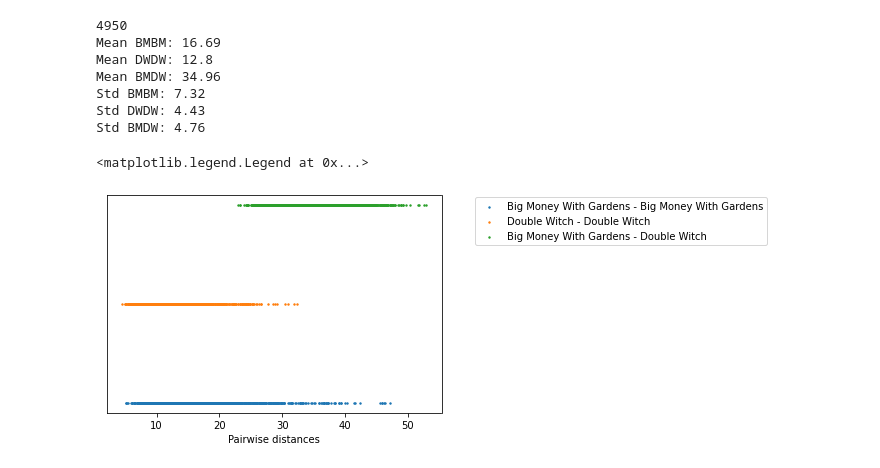
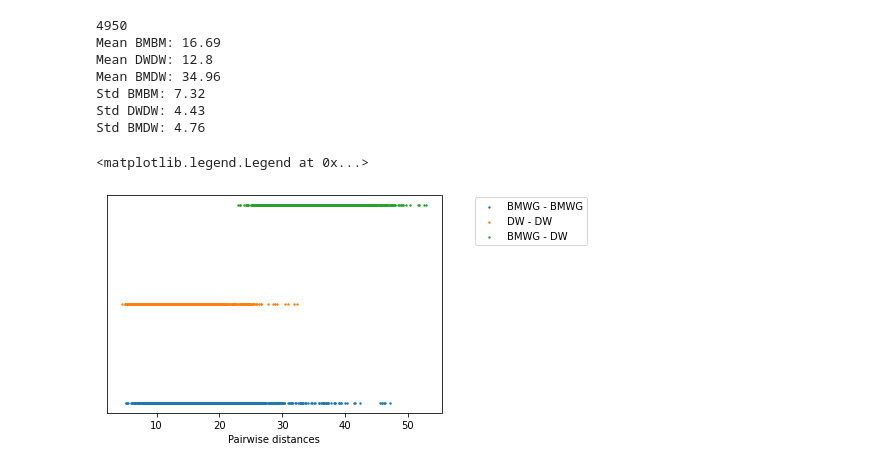
Before and after one commit to owenant/DominionPlayTraceClustering, a Jupyter notebook: PlayTraceAnalysisFromTAG.ipynb, the cells around one changed output. Saved outputs shown, nothing was run; the diff lists cells and outputs as text; code cells hidden in the pictures.

```diff
--- a/PlayTraceAnalysisFromTAG.ipynb
+++ b/PlayTraceAnalysisFromTAG.ipynb
@@ -343,15 +343,15 @@ Std DWDW: 4.43
 Std BMDW: 4.76
 # %%
 #plot distances along the real line and colour coded
-plt.scatter(BMBM, [0] * BMBM.shape[0], s = 2, label = 'Big Money With Gardens - Big Money With Gardens')
-plt.scatter(DWDW, [0.01] * DWDW.shape[0], s = 2, label = 'Double Witch - Double Witch')
-plt.scatter(BMDW, [0.02] * BMDW.shape[0], s = 2, label = 'Big Money With Gardens - Double Witch')
+plt.scatter(BMBM, [0] * BMBM.shape[0], s = 2, label = 'BMWG - BMWG')
+plt.scatter(DWDW, [0.01] * DWDW.shape[0], s = 2, label = 'DW - DW')
+plt.scatter(BMDW, [0.02] * BMDW.shape[0], s = 2, label = 'BMWG - DW')
 plt.yticks([])
 plt.xlabel('Pairwise distances')
 plt.legend(loc = (1.1,0.77))
 # %% [output]
 <matplotlib.legend.Legend at 0x...>
-[figure, old version]
+[figure, new version]
 # %%
 #TODO:code not updated below this point
 # %%
```
